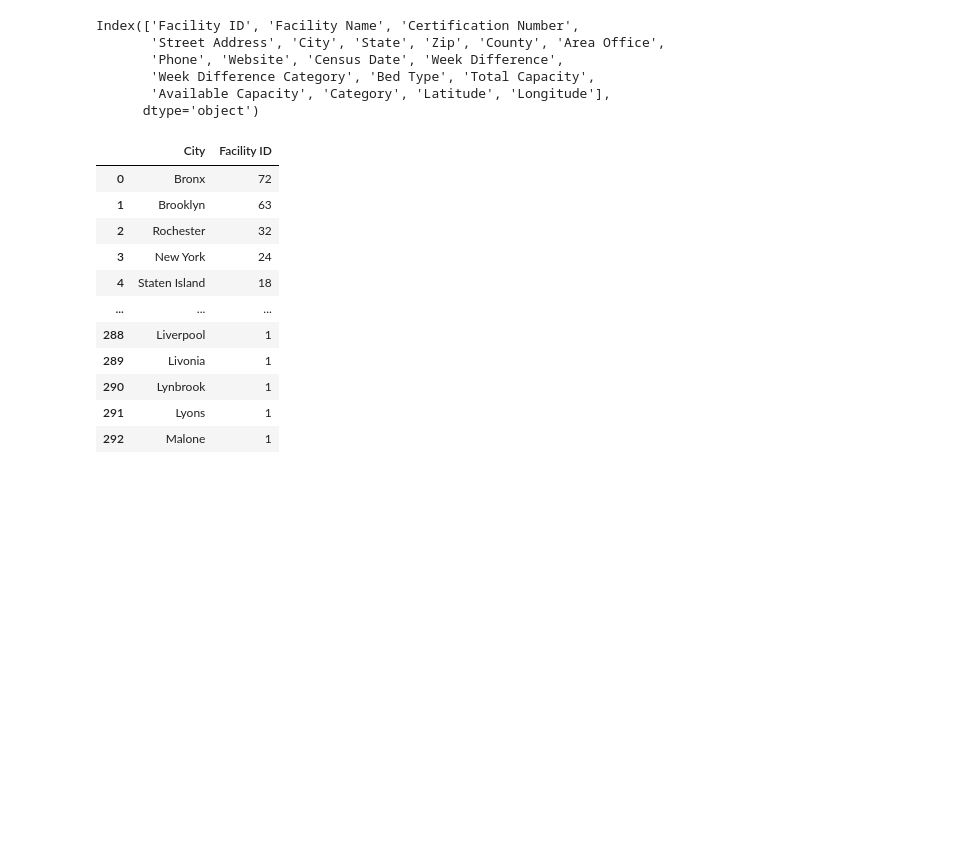
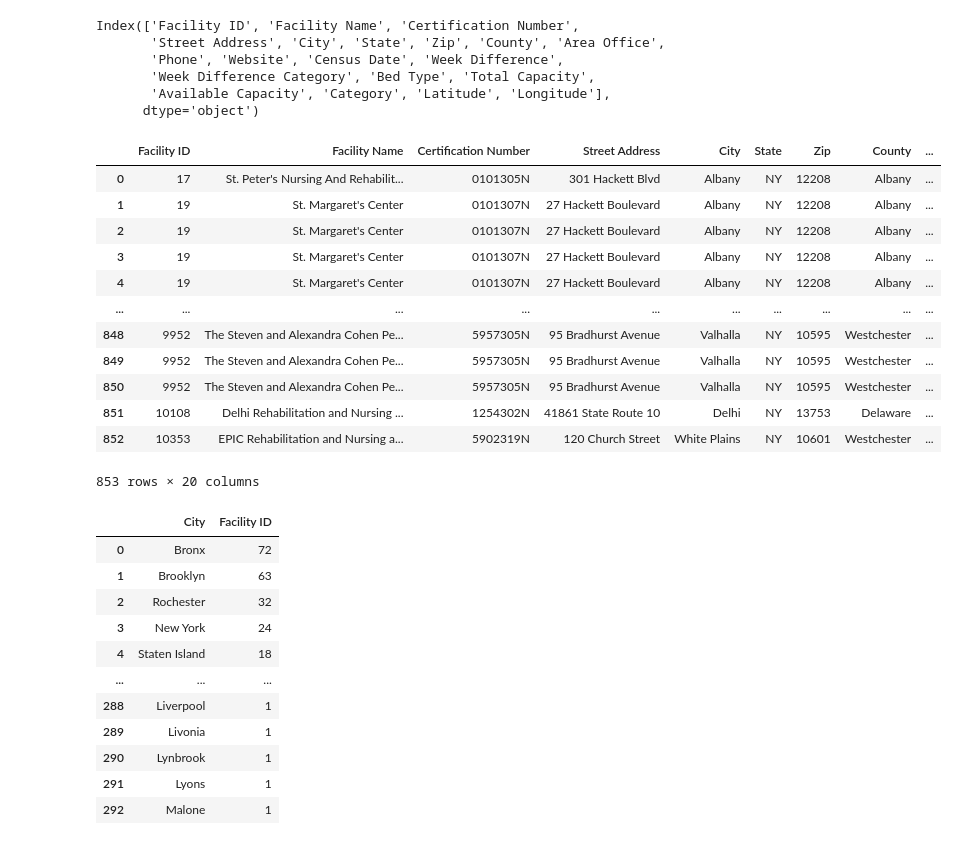
Before and after one commit to gaofengucsd/nursing_home, a Jupyter notebook: Nursing Home.ipynb, the cells around one changed output. Saved outputs shown, nothing was run; the diff lists cells and outputs as text; code cells hidden in the pictures; blank space fills up the shorter version.

```diff
--- a/Nursing Home.ipynb
+++ b/Nursing Home.ipynb
@@ -18,6 +20,22 @@ Index(['Facility ID', 'Facility Name', 'Certification Number',
        'Week Difference Category', 'Bed Type', 'Total Capacity',
        'Available Capacity', 'Category', 'Latitude', 'Longitude'],
       dtype='object')
+# %%
+all_bed
+# %% [output]
+|  | Facility ID | Facility Name | Certification Number | Street Address | City | State | Zip | County | ... |
+| 0 | 17 | St. Peter's Nursing And Rehabilit... | 0101305N | 301 Hackett Blvd | Albany | NY | 12208 | Albany | ... |
+| 1 | 19 | St. Margaret's Center | 0101307N | 27 Hackett Boulevard | Albany | NY | 12208 | Albany | ... |
+| 2 | 19 | St. Margaret's Center | 0101307N | 27 Hackett Boulevard | Albany | NY | 12208 | Albany | ... |
+| 3 | 19 | St. Margaret's Center | 0101307N | 27 Hackett Boulevard | Albany | NY | 12208 | Albany | ... |
+| 4 | 19 | St. Margaret's Center | 0101307N | 27 Hackett Boulevard | Albany | NY | 12208 | Albany | ... |
+| ... | ... | ... | ... | ... | ... | ... | ... | ... | ... |
+| 848 | 9952 | The Steven and Alexandra Cohen Pe... | 5957305N | 95 Bradhurst Avenue | Valhalla | NY | 10595 | Westchester | ... |
+| 849 | 9952 | The Steven and Alexandra Cohen Pe... | 5957305N | 95 Bradhurst Avenue | Valhalla | NY | 10595 | Westchester | ... |
+| 850 | 9952 | The Steven and Alexandra Cohen Pe... | 5957305N | 95 Bradhurst Avenue | Valhalla | NY | 10595 | Westchester | ... |
+| 851 | 10108 | Delhi Rehabilitation and Nursing ... | 1254302N | 41861 State Route 10 | Delhi | NY | 13753 | Delaware | ... |
+| 852 | 10353 | EPIC Rehabilitation and Nursing a... | 5902319N | 120 Church Street | White Plains | NY | 10601 | Westchester | ... |
+853 rows × 20 columns
 # %%
 all_bed_count = all_bed.filter(items =['Facility ID','City']).groupby('City').count().sort_values(by ='Facility ID',ascending = False ).reset_index()
 all_bed_count
```
Also changed, not shown: parts of 13 cells of this notebook.
